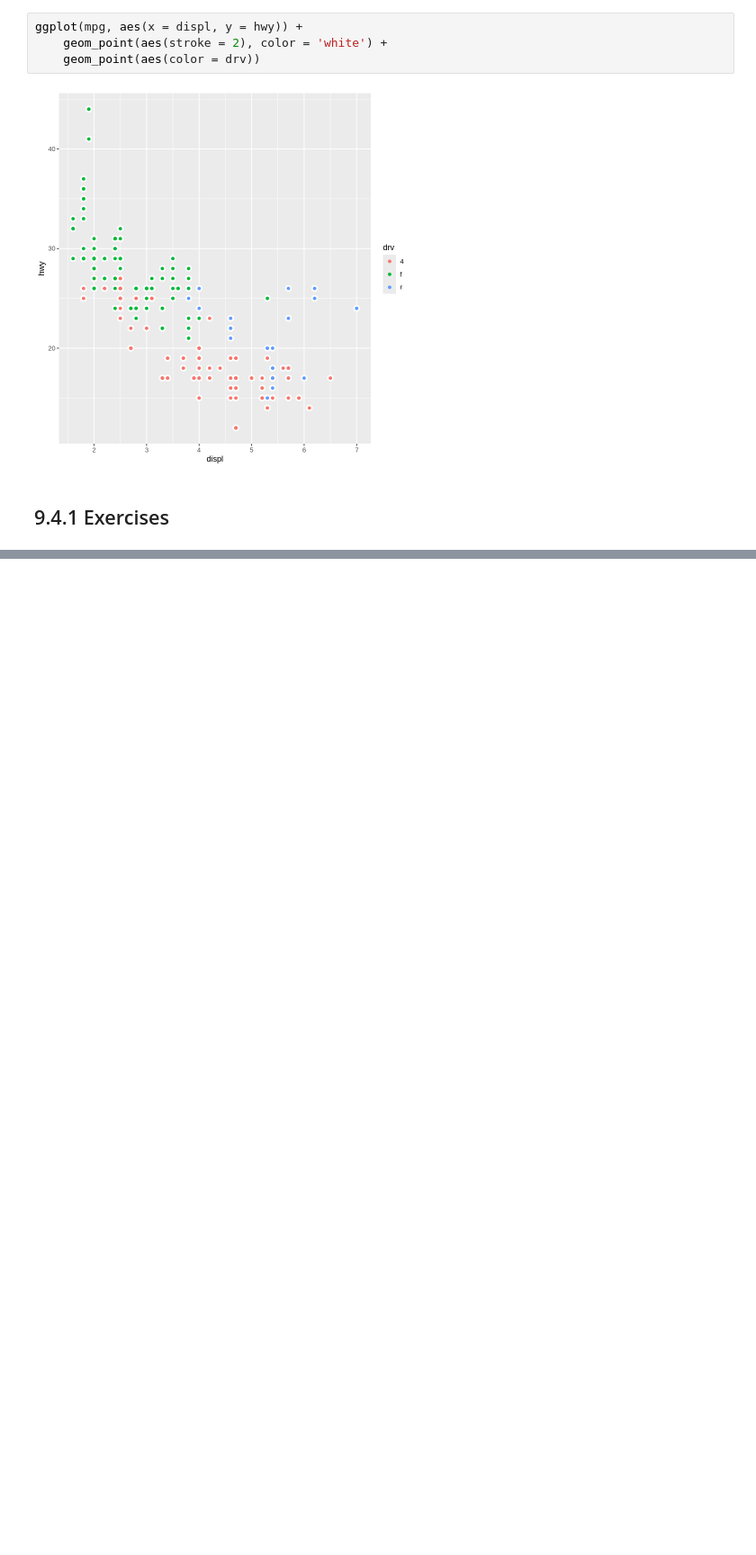
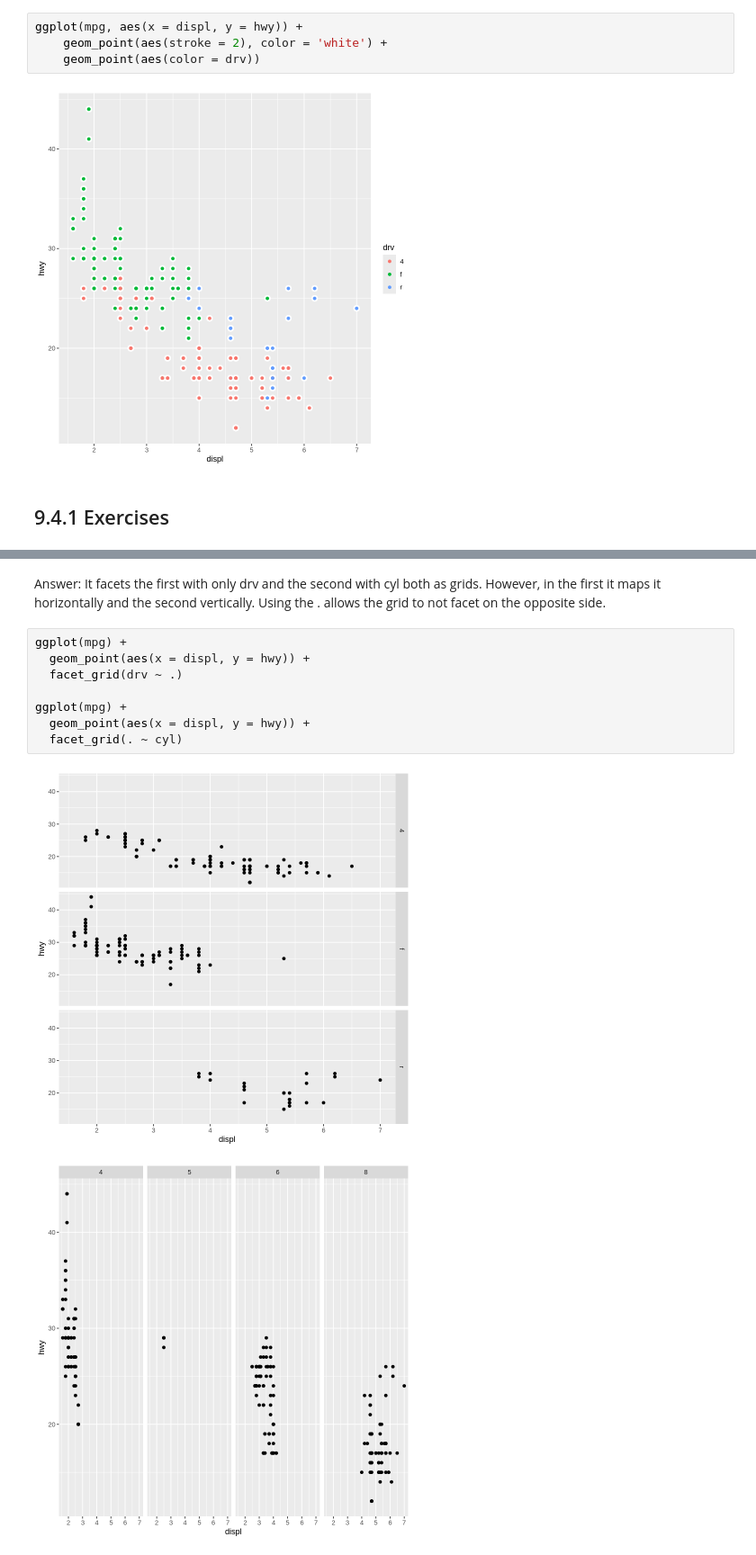
Before and after one commit to swill04/R4DS_exercises, a Jupyter notebook: week5_hw.ipynb, the cells around one changed output, grey strips where cells are left out. Shown at 90% size. Drawn from its saved outputs; the diff is of its cells as text; blank space fills up the shorter version.

```diff
--- a/week5_hw.ipynb
+++ b/week5_hw.ipynb
@@ -123,0 +158,13 @@ ggplot(mpg, aes(x = displ, y = hwy)) +
+# %% [markdown]
+Answer: It facets the first with only drv and the second with cyl both as grids. However, in the first it maps it horizontally and the second vertically. Using the . allows the grid to not facet on the opposite side.
+# %%
+ggplot(mpg) +
+  geom_point(aes(x = displ, y = hwy)) +
+  facet_grid(drv ~ .)
+
+ggplot(mpg) +
+  geom_point(aes(x = displ, y = hwy)) +
+  facet_grid(. ~ cyl)
+# %% [output]
+[figure, added]
+[figure, added]
```
Also changed, not shown: parts of 46 cells of this notebook.
